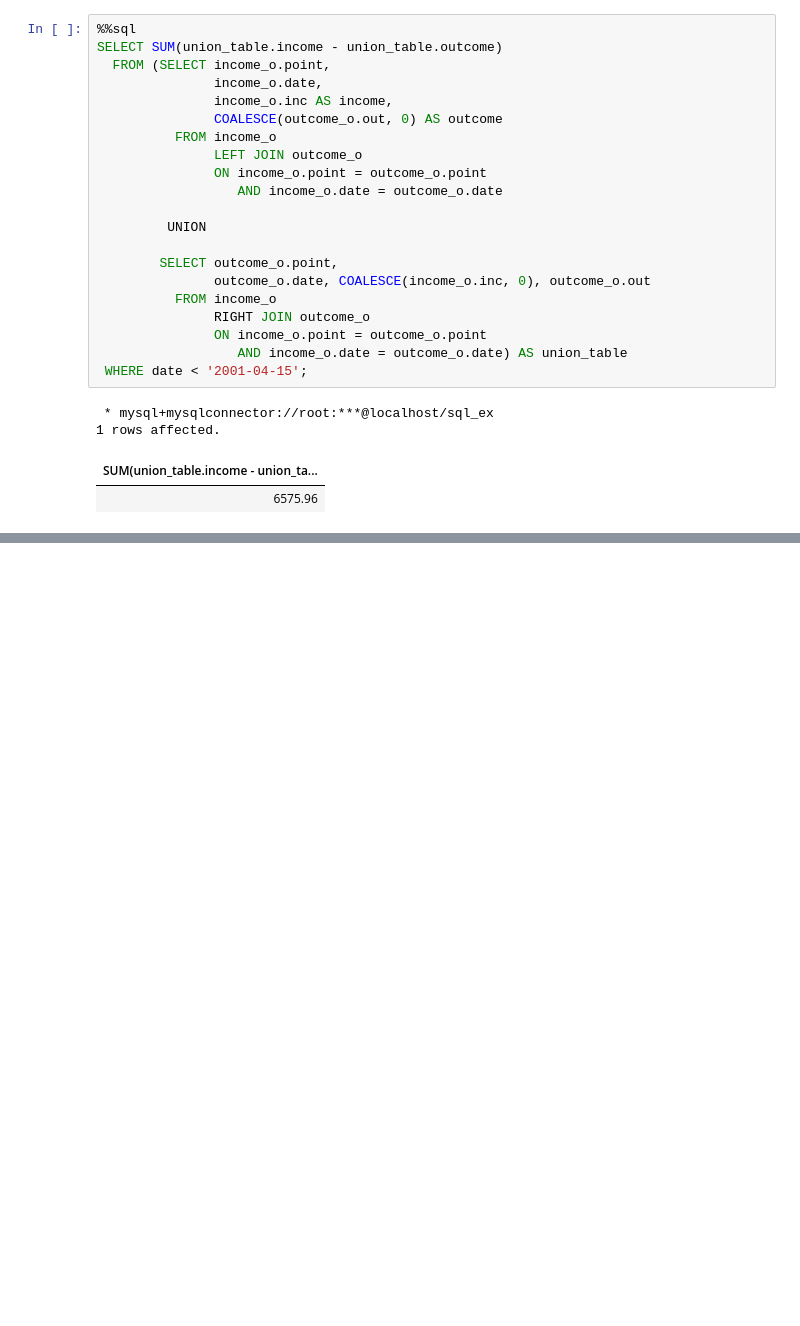
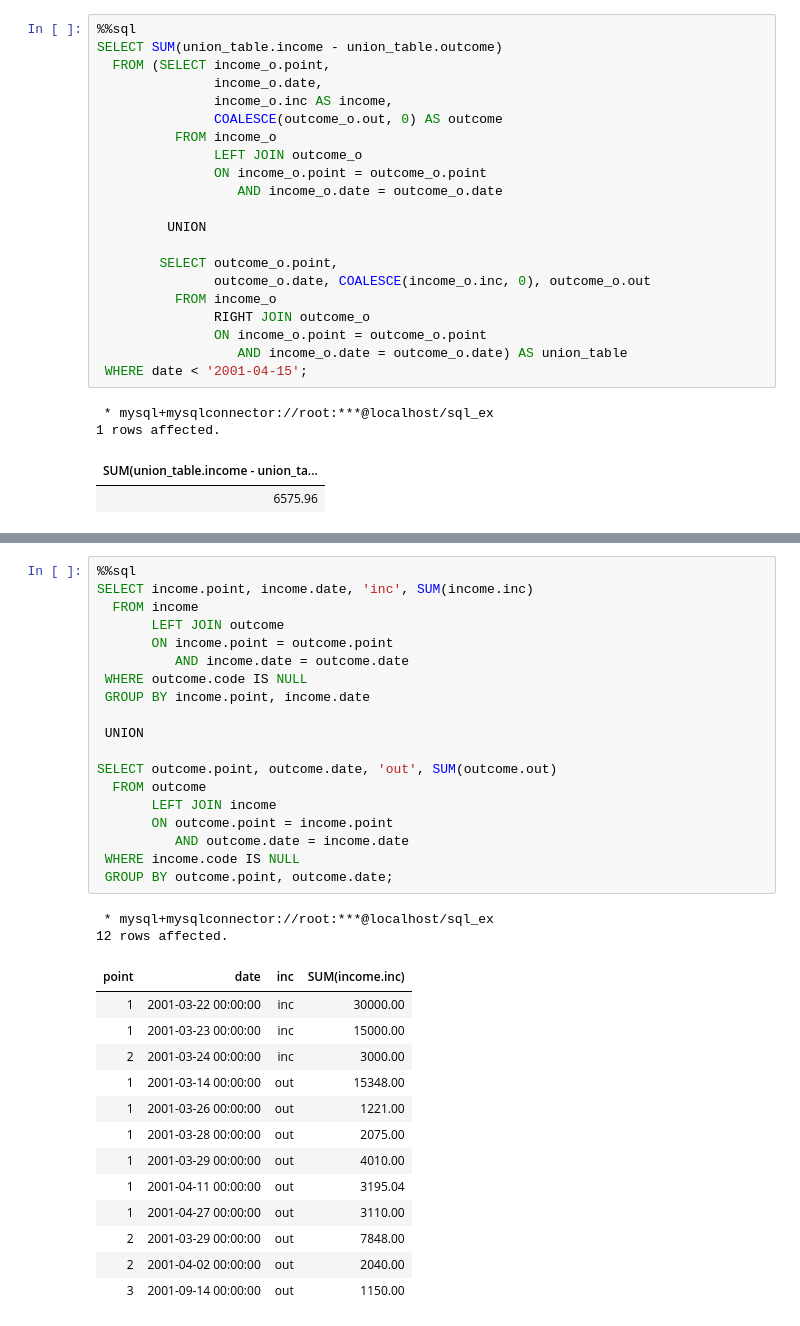
Before and after one commit to dided-s/sql-ex, a Jupyter notebook: select-training/inc-out/tasks.ipynb, the cells around one changed output, grey strips where cells are left out. Cells and saved outputs as stored; diff of their text form; blank space fills up the shorter version.

```diff
--- a/select-training/inc-out/tasks.ipynb
+++ b/select-training/inc-out/tasks.ipynb
@@ -255,0 +263,35 @@ SELECT SUM(union_table.income - union_table.outcome)
+# %%
+%%sql
+SELECT income.point, income.date, 'inc', SUM(income.inc)
+  FROM income
+       LEFT JOIN outcome
+       ON income.point = outcome.point
+          AND income.date = outcome.date
+ WHERE outcome.code IS NULL
+ GROUP BY income.point, income.date
+
+ UNION
+
+SELECT outcome.point, outcome.date, 'out', SUM(outcome.out)
+  FROM outcome
+       LEFT JOIN income
+       ON outcome.point = income.point
+          AND outcome.date = income.date
+ WHERE income.code IS NULL
+ GROUP BY outcome.point, outcome.date;
+# %% [output]
+ * mysql+mysqlconnector://root:***@localhost/sql_ex
+12 rows affected.
+| point | date | inc | SUM(income.inc) |
+| 1 | 2001-03-22 00:00:00 | inc | 30000.00 |
+| 1 | 2001-03-23 00:00:00 | inc | 15000.00 |
+| 2 | 2001-03-24 00:00:00 | inc | 3000.00 |
+| 1 | 2001-03-14 00:00:00 | out | 15348.00 |
+| 1 | 2001-03-26 00:00:00 | out | 1221.00 |
+| 1 | 2001-03-28 00:00:00 | out | 2075.00 |
+| 1 | 2001-03-29 00:00:00 | out | 4010.00 |
+| 1 | 2001-04-11 00:00:00 | out | 3195.04 |
+| 1 | 2001-04-27 00:00:00 | out | 3110.00 |
+| 2 | 2001-03-29 00:00:00 | out | 7848.00 |
+| 2 | 2001-04-02 00:00:00 | out | 2040.00 |
+| 3 | 2001-09-14 00:00:00 | out | 1150.00 |
```
Also changed, not shown: parts of 6 cells of this notebook, 3 other files.
